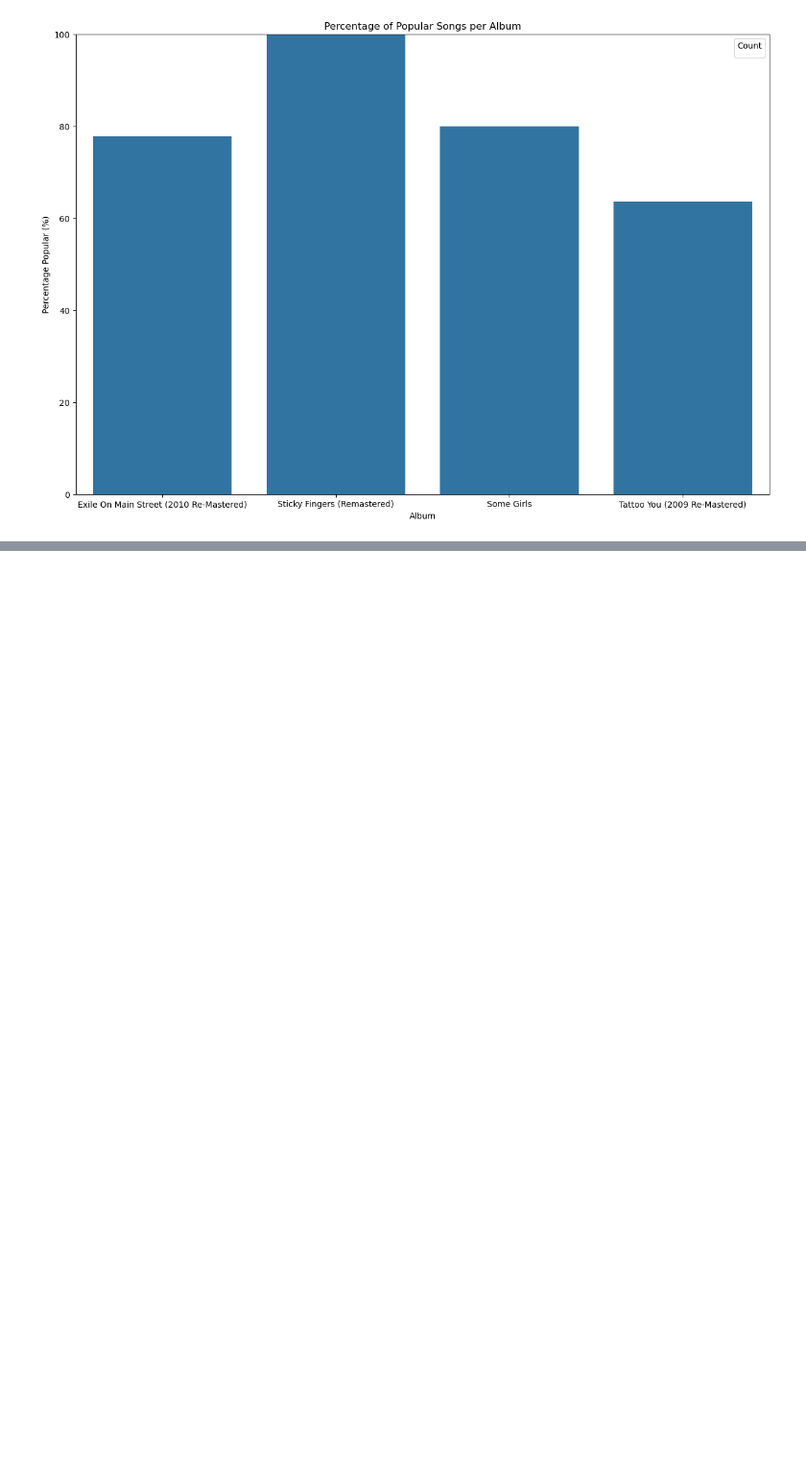
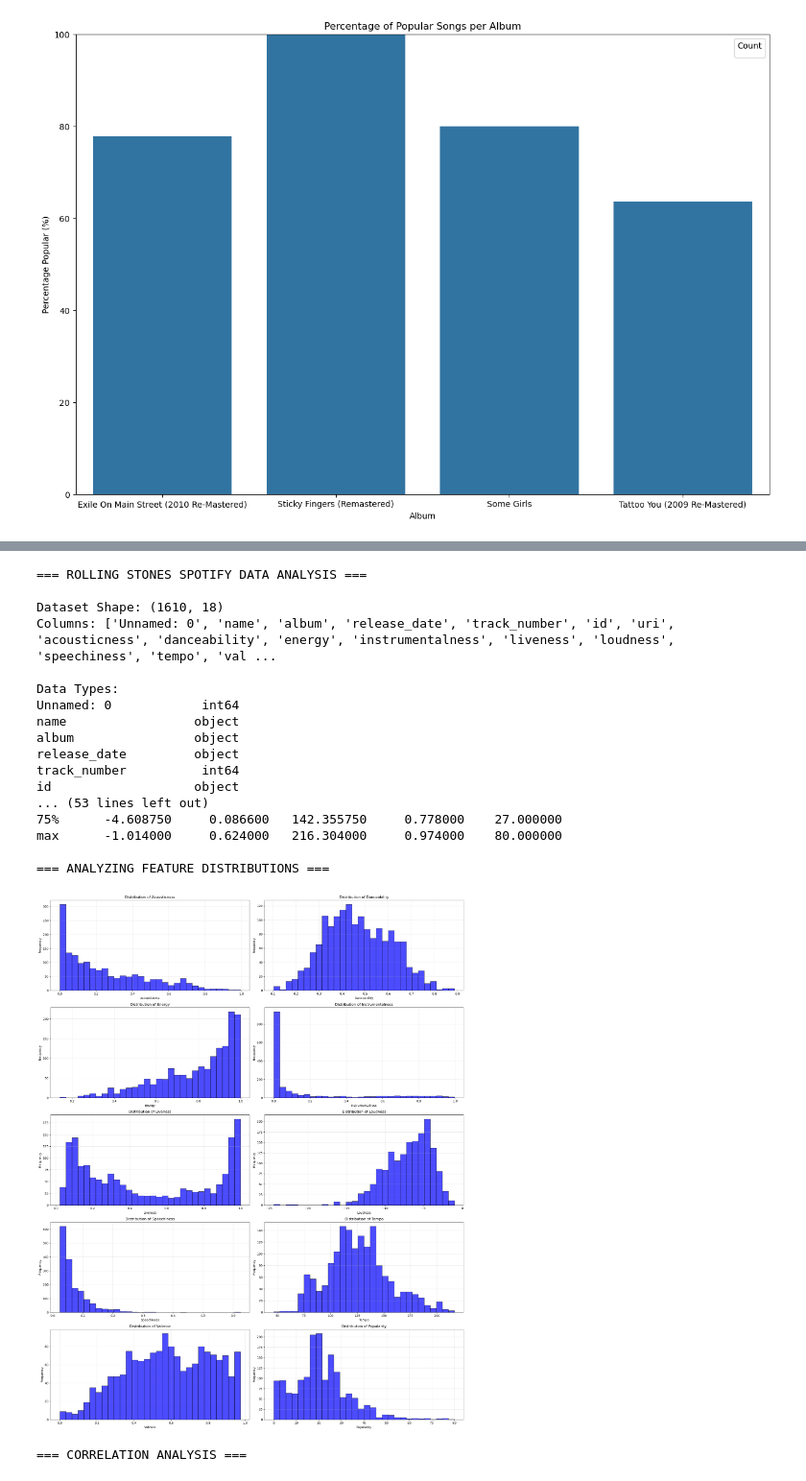
Before and after one commit to ankurgoyal9/aiml, a Jupyter notebook: 02 Machine Learning/Project/Cohort of Songs/Cohort of Songs.ipynb, the cells around one changed output, grey strips where cells are left out. Shown at 96% size. Cells and saved outputs as stored; diff of their text form; code cells hidden in the pictures; blank space fills up the shorter version.

```diff
--- a/02 Machine Learning/Project/Cohort of Songs/Cohort of Songs.ipynb
+++ b/02 Machine Learning/Project/Cohort of Songs/Cohort of Songs.ipynb
@@ -106,0 +113,79 @@ plt.show()
+# %%
+import pandas as pd
+import numpy as np
+import matplotlib.pyplot as plt
+import seaborn as sns
+from datetime import datetime
+import warnings
+warnings.filterwarnings('ignore')
+
+# Load the data
+df = pd.read_csv('rolling_stones_spotify.csv')
+
+# Basic data overview
+print(f"\nDataset Shape: {df.shape}")
+print(f"Columns: {list(df.columns)}")
+print(f"\nData Types:")
+print(df.dtypes)
+
+# Check for missing values
+print(f"\nMissing Values:")
+print(df.isnull().sum())
+
+# Convert release_date to datetime
+df['release_date'] = pd.to_datetime(df['release_date'])
+df['year'] = df['release_date'].dt.year
+
+# Basic statistics for audio features
+audio_features = ['acousticness', 'danceability', 'energy', 'instrumentalness',
+                 'liveness', 'loudness', 'speechiness', 'tempo', 'valence', 'popularity']
+
+print(f"\n=== BASIC STATISTICS FOR AUDIO FEATURES ===")
+print(df[audio_features].describe())
+
+# Set up plotting style
+plt.style.use('default')
+fig = plt.figure(figsize=(20, 25))
+
+# 1. Distribution of Audio Features
+print("\n=== ANALYZING FEATURE DISTRIBUTIONS ===")
+for i, feature in enumerate(audio_features, 1):
+    plt.subplot(5, 2, i)
+    plt.hist(df[feature], bins=30, alpha=0.7, color='blue', edgecolor='black')
+    plt.title(f'Distribution of {feature.title()}')
+    plt.xlabel(feature.title())
+    plt.ylabel('Frequency')
+    plt.grid(True, alpha=0.3)
+
+plt.tight_layout()
+plt.show()
+
+# 2. Correlation Matrix
+print("\n=== CORRELATION ANALYSIS ===")
+correlation_matrix = df[audio_features].corr()
+plt.figure(figsize=(12, 10))
+sns.heatmap(correlation_matrix, annot=True, cmap='coolwarm', center=0,
+            square=True, linewidths=0.5)
+plt.title('Correlation Matrix of Audio Features')
+plt.tight_layout()
+plt.show()
+# %% [output]
+=== ROLLING STONES SPOTIFY DATA ANALYSIS ===
+
+Dataset Shape: (1610, 18)
+Columns: ['Unnamed: 0', 'name', 'album', 'release_date', 'track_number', 'id', 'uri', 'acousticness', 'danceability', 'energy', 'instrumentalness', 'liveness', 'loudness', 'speechiness', 'tempo', 'val ...
+
+Data Types:
+Unnamed: 0            int64
+name                 object
+album                object
+release_date         object
+track_number          int64
+id                   object
+... (53 lines left out)
+75%      -4.608750     0.086600   142.355750     0.778000    27.000000
+max      -1.014000     0.624000   216.304000     0.974000    80.000000
+
+=== ANALYZING FEATURE DISTRIBUTIONS ===
+[figure, added]
+=== CORRELATION ANALYSIS ===
```
Also changed, not shown: parts of 17 cells of this notebook, 5 other files.
